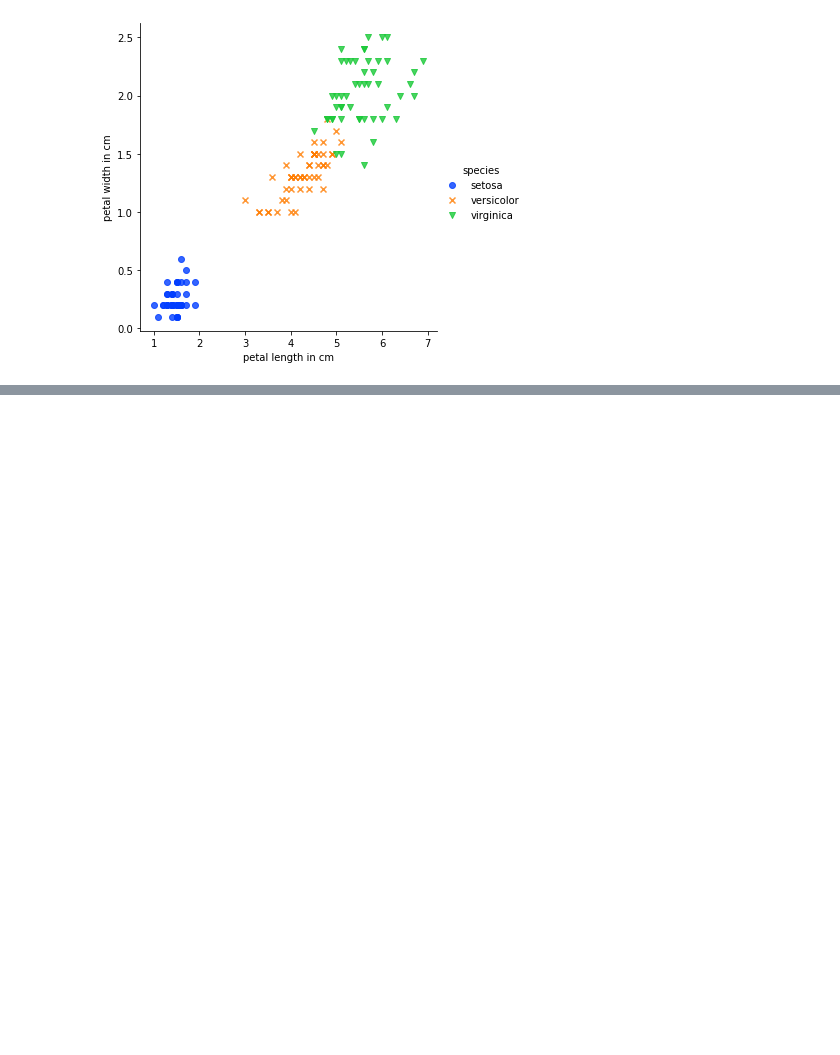
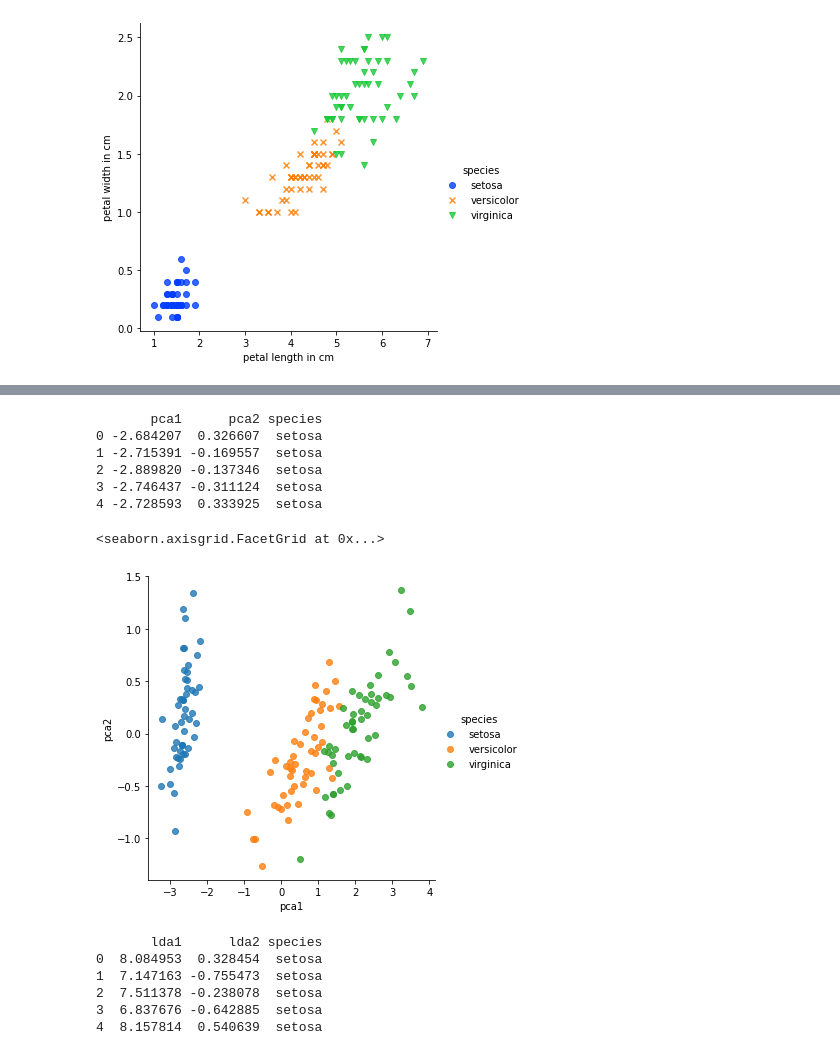
Before and after one commit to kemaladamr/python_data_mining, a Jupyter notebook: BasicTerminology_and_End_to_endExample.ipynb, the cells around one changed output, grey strips where cells are left out. Saved outputs shown, nothing was run; the diff lists cells and outputs as text; code cells hidden in the pictures; blank space fills up the shorter version.

```diff
--- a/BasicTerminology_and_End_to_endExample.ipynb
+++ b/BasicTerminology_and_End_to_endExample.ipynb
@@ -54,0 +62,8 @@ sns.lmplot(x='petal length in cm', y='petal width in cm',
+# %%
+# reduce dimension with PCA
+from sklearn.decomposition import PCA
+pca = PCA(n_components=2)
+out_pca = pca.fit_transform(df[['sepal length in cm',
+                                'sepal width in cm',
+                                'petal length in cm',
+                                'petal width in cm']])
@@ -54,0 +80,13 @@ sns.lmplot(x='petal length in cm', y='petal width in cm',
+# %%
+df_pca = pd.concat([df_pca, df[['species']]], axis=1)
+print(df_pca.head())
+sns.lmplot(x='pca1', y='pca2', hue='species', data=df_pca, fit_reg=False)
+# %% [output]
+       pca1      pca2 species
+0 -2.684207  0.326607  setosa
+1 -2.715391 -0.169557  setosa
+2 -2.889820 -0.137346  setosa
+3 -2.746437 -0.311124  setosa
+4 -2.728593  0.333925  setosa
+<seaborn.axisgrid.FacetGrid at 0x...>
+[figure, added]
@@ -54,0 +102,10 @@ sns.lmplot(x='petal length in cm', y='petal width in cm',
+# %%
+# sanity check
+print(df_lda.head())
+# %% [output]
+       lda1      lda2 species
+0  8.084953  0.328454  setosa
+1  7.147163 -0.755473  setosa
+2  7.511378 -0.238078  setosa
+3  6.837676 -0.642885  setosa
+4  8.157814  0.540639  setosa
```
Also changed, not shown: parts of 18 cells of this notebook.
